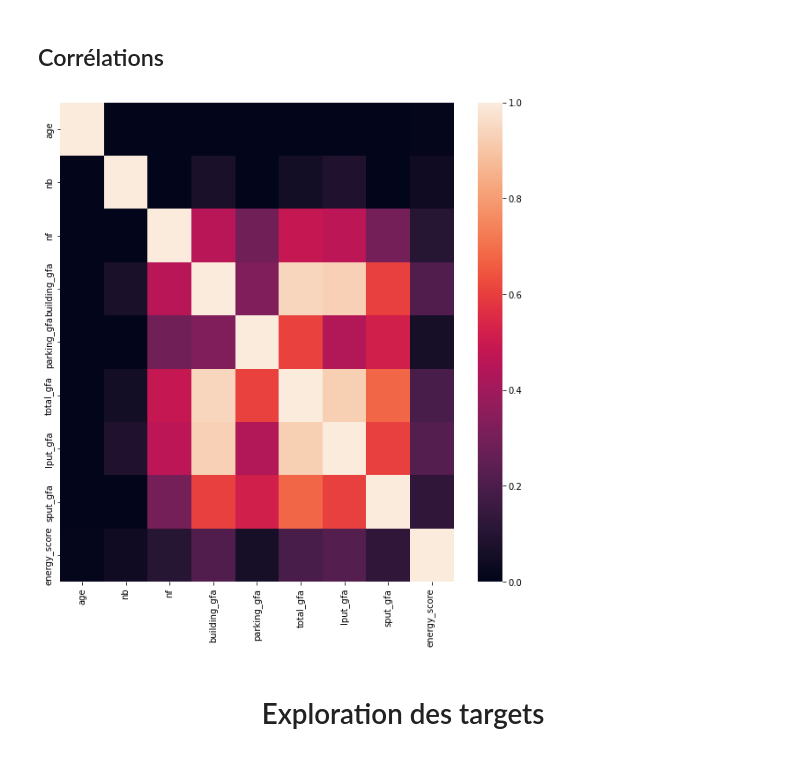
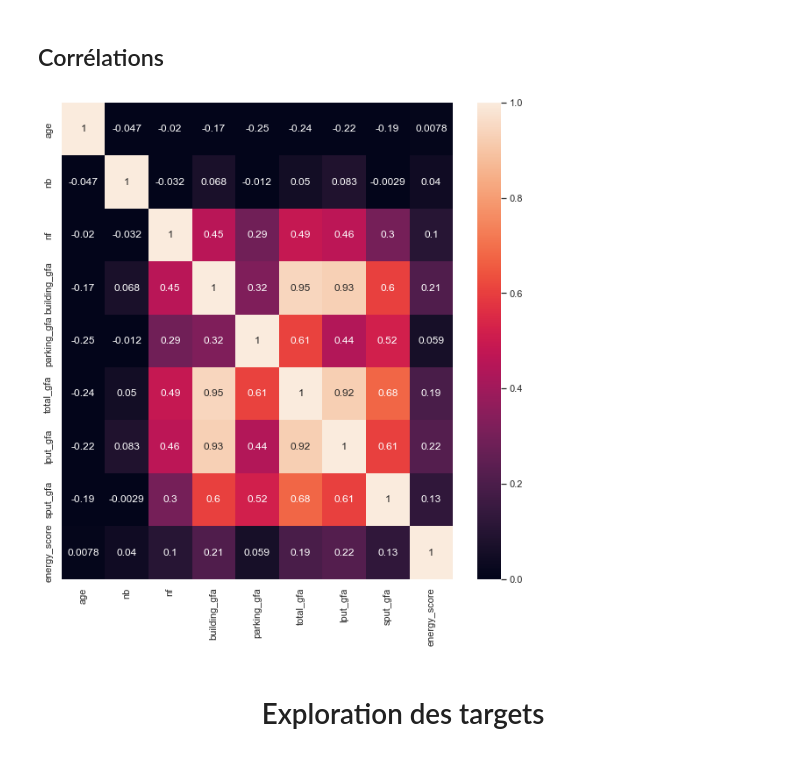
Before and after one commit to datanab/energy-consumption-prediction, a Jupyter notebook: Pélec_01_notebook_2.ipynb, the cells around one changed output. Drawn from its saved outputs; the diff is of its cells as text; code cells hidden in the pictures.

Commit message:
add graph and subsection to jupyter and finish powerpoint

```diff
--- a/Pélec_01_notebook_2.ipynb
+++ b/Pélec_01_notebook_2.ipynb
@@ -316,11 +386,11 @@ for idx in range(len(numerical_features)):
 # %%
 numerical_features = ['age', 'nb', 'nf', 'building_gfa' ,'parking_gfa','total_gfa', 'lput_gfa', 'sput_gfa', 'energy_score']
 bench_model_num = bench_model_cleaned[numerical_features]
 fig, ax = plt.subplots(figsize=(10,10))
-ax = sns.heatmap(bench_model_cleaned[numerical_features].corr(), vmin=0, vmax=1)
+ax = sns.heatmap(bench_model_cleaned[numerical_features].corr(), annot=True, vmin=0, vmax=1)
 plt.show()
 # %% [output]
-[figure, old version]
+[figure, new version]
 # %%
 # boxplot(bench_model_cleaned['energy_use'])
 # %%
```
Also changed, not shown: parts of 12 cells of this notebook, 2 other files.
